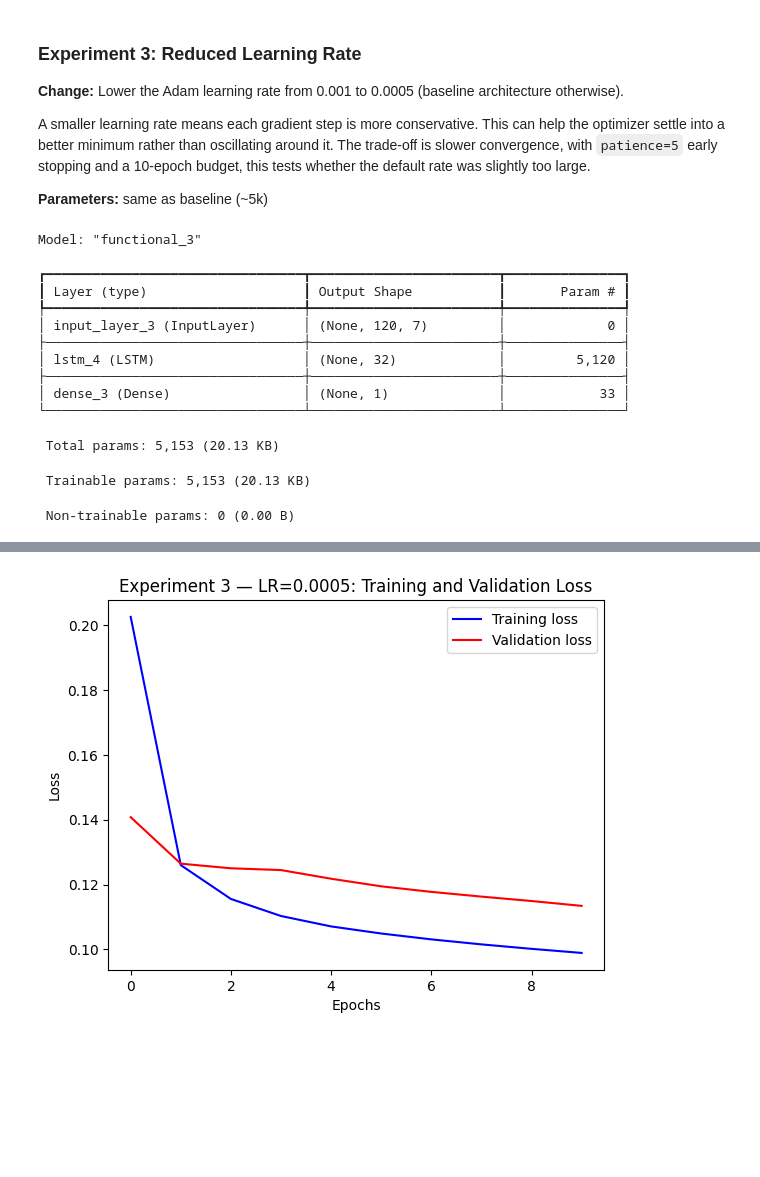
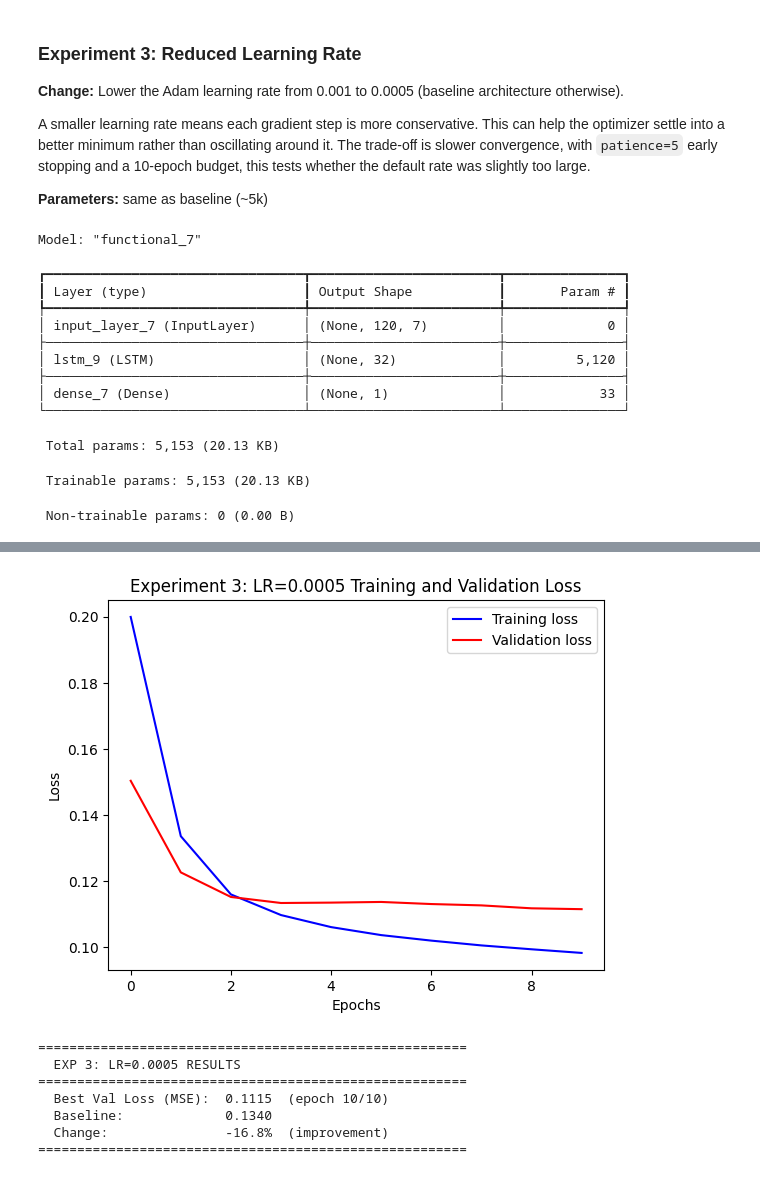
Before and after one commit to eremozdemir/Time-Series-LSTM-Modeling, a Jupyter notebook: notebooks/timeseries_weather_forecasting.ipynb, the cells around one changed output, grey strips where cells are left out. Saved outputs shown, nothing was run; the diff lists cells and outputs as text; code cells hidden in the pictures; blank space fills up the shorter version.

```diff
--- a/notebooks/timeseries_weather_forecasting.ipynb
+++ b/notebooks/timeseries_weather_forecasting.ipynb
@@ -298,5 +298,19 @@ history = model.fit(
     validation_data=dataset_val,
     callbacks=[es_callback, modelckpt_callback],
 )
+
+# Baseline Result Log
+_val = history.history["val_loss"]
+baseline_best_val_loss = min(_val)
+_best_ep = _val.index(baseline_best_val_loss) + 1
+_epochs_run = len(_val)
+
+print("\n" + "=" * 50)
+print("  BASELINE LSTM RESULTS")
+print("=" * 50)
+print(f"  Best Val Loss (MSE):    {baseline_best_val_loss:.4f}  (epoch {_best_ep}/{_epochs_run})")
+print(f"  Final Train Loss (MSE): {history.history['loss'][-1]:.4f}")
+print(f"  Epochs run:             {_epochs_run}")
+print("=" * 50)
 # %% [output]
 Epoch 1/10
@@ -574,16 +632,31 @@ history_exp3 = model_exp3.fit(
 )
 
 visualize_loss(history_exp3, "Experiment 3: LR=0.0005 Training and Validation Loss")
+
+# Experiment 3 Result Log
+_val3 = history_exp3.history["val_loss"]
+exp3_best_val_loss = min(_val3)
+_best_ep3 = _val3.index(exp3_best_val_loss) + 1
+_epochs3 = len(_val3)
+_delta3 = (exp3_best_val_loss - baseline_best_val_loss) / baseline_best_val_loss * 100
+
+print("\n" + "=" * 55)
+print("  EXP 3: LR=0.0005 RESULTS")
+print("=" * 55)
+print(f"  Best Val Loss (MSE):  {exp3_best_val_loss:.4f}  (epoch {_best_ep3}/{_epochs3})")
+print(f"  Baseline:             {baseline_best_val_loss:.4f}")
+print(f"  Change:               {_delta3:+.1f}%  ({'improvement' if _delta3 < 0 else 'WORSE'})")
+print("=" * 55)
 # %% [output]
-Model: "functional_3"
+Model: "functional_7"
 ┏━━━━━━━━━━━━━━━━━━━━━━━━━━━━━━━━━┳━━━━━━━━━━━━━━━━━━━━━━━━┳━━━━━━━━━━━━━━━┓
 ┃ Layer (type)                    ┃ Output Shape           ┃       Param # ┃
 ┡━━━━━━━━━━━━━━━━━━━━━━━━━━━━━━━━━╇━━━━━━━━━━━━━━━━━━━━━━━━╇━━━━━━━━━━━━━━━┩
-│ input_layer_3 (InputLayer)      │ (None, 120, 7)         │             0 │
+│ input_layer_7 (InputLayer)      │ (None, 120, 7)         │             0 │
 ├─────────────────────────────────┼────────────────────────┼───────────────┤
-│ lstm_4 (LSTM)                   │ (None, 32)             │         5,120 │
+│ lstm_9 (LSTM)                   │ (None, 32)             │         5,120 │
 ├─────────────────────────────────┼────────────────────────┼───────────────┤
-│ dense_3 (Dense)                 │ (None, 1)              │            33 │
+│ dense_7 (Dense)                 │ (None, 1)              │            33 │
 └─────────────────────────────────┴────────────────────────┴───────────────┘
  Total params: 5,153 (20.13 KB)
  Trainable params: 5,153 (20.13 KB)
@@ -608 +681,8 @@ Epoch 10: finished saving model to model_exp3.weights.h5
-[figure, old version]
+[figure, new version]
+=======================================================
+  EXP 3: LR=0.0005 RESULTS
+=======================================================
+  Best Val Loss (MSE):  0.1115  (epoch 10/10)
+  Baseline:             0.1340
+  Change:               -16.8%  (improvement)
+=======================================================
```
Also changed, not shown: parts of 10 cells of this notebook, 3 other files.
